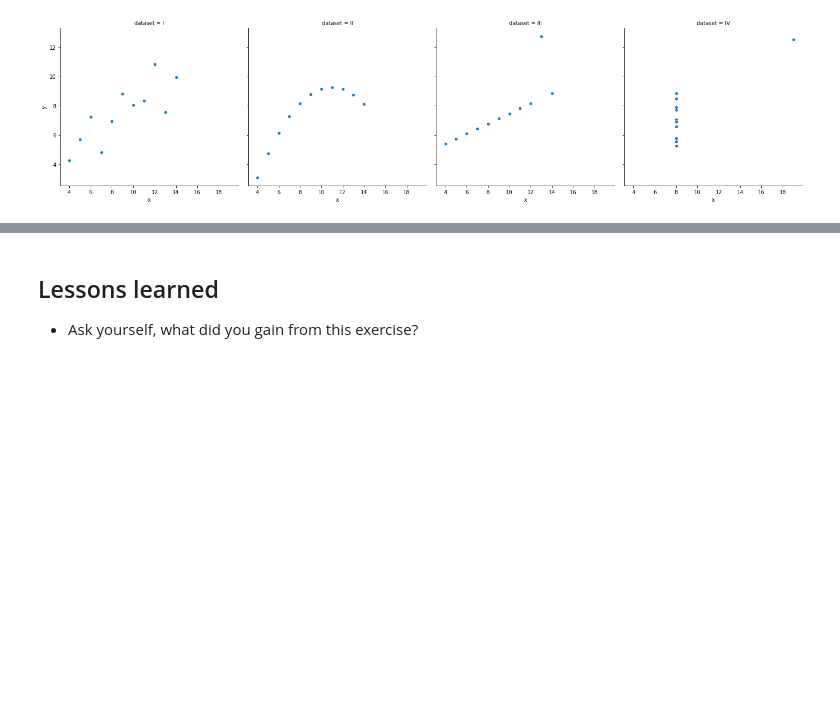
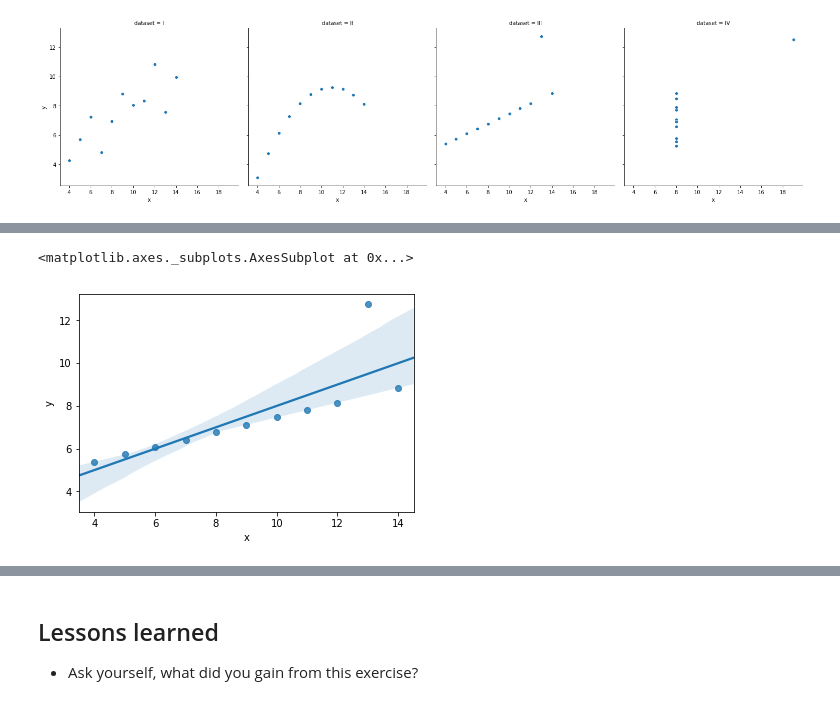
Before and after one commit to ryanorsinger/intro-to-machine-learning-workshop, a Jupyter notebook: describe-vizualize-data.ipynb, the cells around one changed output, grey strips where cells are left out. Saved outputs shown, nothing was run; the diff lists cells and outputs as text; code cells hidden in the pictures; blank space fills up the shorter version.

```diff
--- a/describe-vizualize-data.ipynb
+++ b/describe-vizualize-data.ipynb
@@ -226,0 +242,5 @@ sns.relplot(x='x', y='y', col='dataset', data=quartet)
+# %%
+sns.regplot("x", 'y', third)
+# %% [output]
+<matplotlib.axes._subplots.AxesSubplot at 0x...>
+[figure, added]
```
Also changed, not shown: parts of 4 cells of this notebook.
